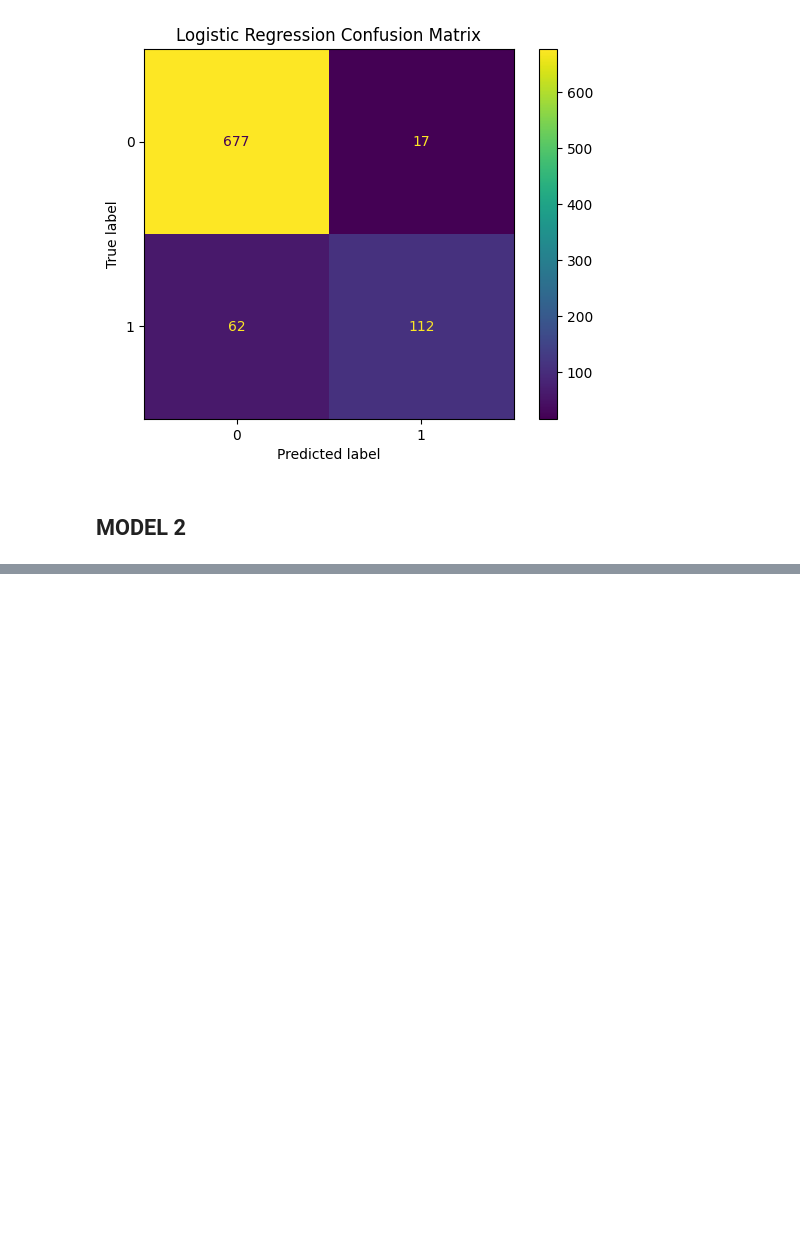
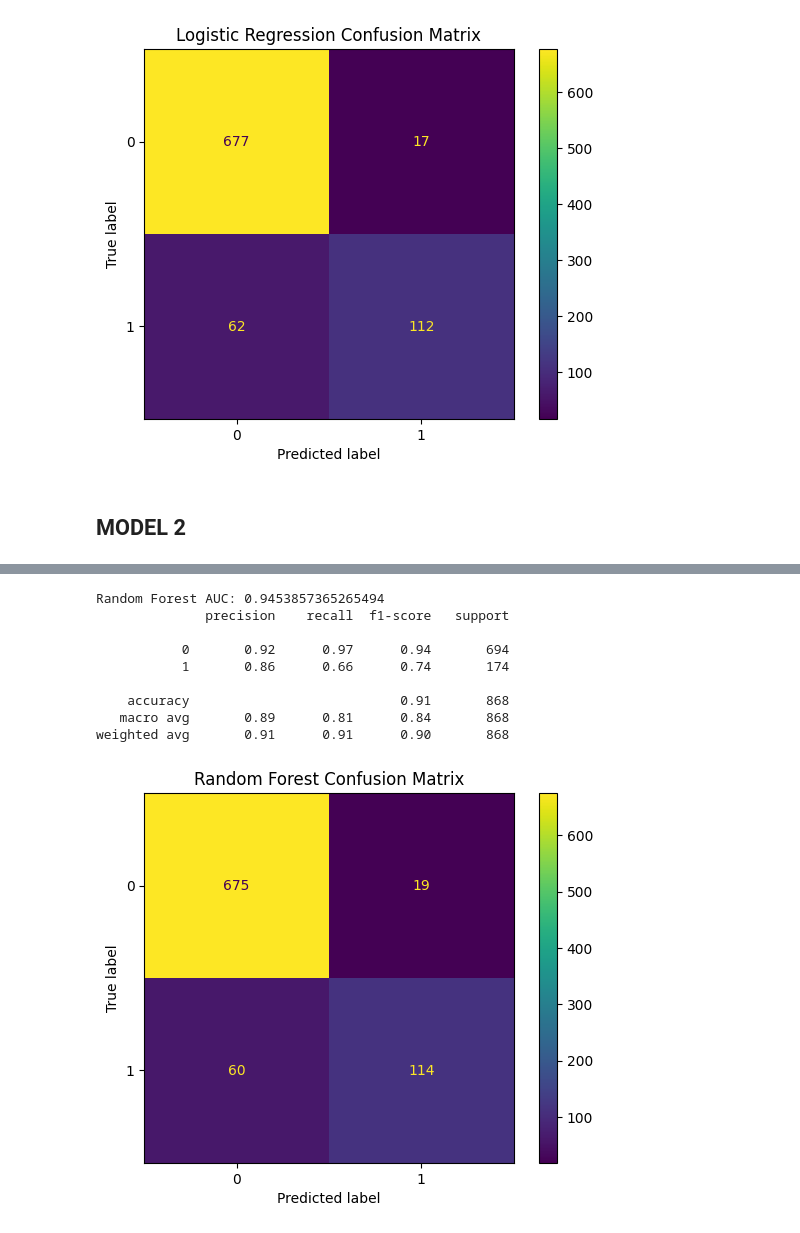
Before and after one commit to gsolomon321/DS3021_Final_Project, a Jupyter notebook: cleaning.ipynb, the cells around one changed output, grey strips where cells are left out. Cells and saved outputs as stored; diff of their text form; code cells hidden in the pictures; blank space fills up the shorter version.

```diff
--- a/cleaning.ipynb
+++ b/cleaning.ipynb
@@ -266,0 +313,34 @@ param_grid = {"dt_model__max_depth": [1, 2, 3, 4, 5, 6, 7, 8, 9, 10]}
+# %%
+from sklearn.ensemble import RandomForestClassifier
+
+rf_model = RandomForestClassifier(
+    n_estimators=200,
+    max_depth=6,
+    random_state=42
+)
+
+# train
+rf_model.fit(X_train, y_train)
+
+# predict
+y_pred_rf = rf_model.predict(X_test)
+y_proba_rf = rf_model.predict_proba(X_test)[:,1]
+
+# evaluate
+print("Random Forest AUC:", roc_auc_score(y_test, y_proba_rf))
+print(classification_report(y_test, y_pred_rf))
+
+ConfusionMatrixDisplay.from_estimator(rf_model, X_test, y_test)
+plt.title("Random Forest Confusion Matrix")
+plt.show()
+# %% [output]
+Random Forest AUC: 0.9453857365265494
+              precision    recall  f1-score   support
+
+           0       0.92      0.97      0.94       694
+           1       0.86      0.66      0.74       174
+
+    accuracy                           0.91       868
+   macro avg       0.89      0.81      0.84       868
+weighted avg       0.91      0.91      0.90       868
+[figure, added]
```
Also changed, not shown: parts of 3 cells of this notebook, 1 other file.
